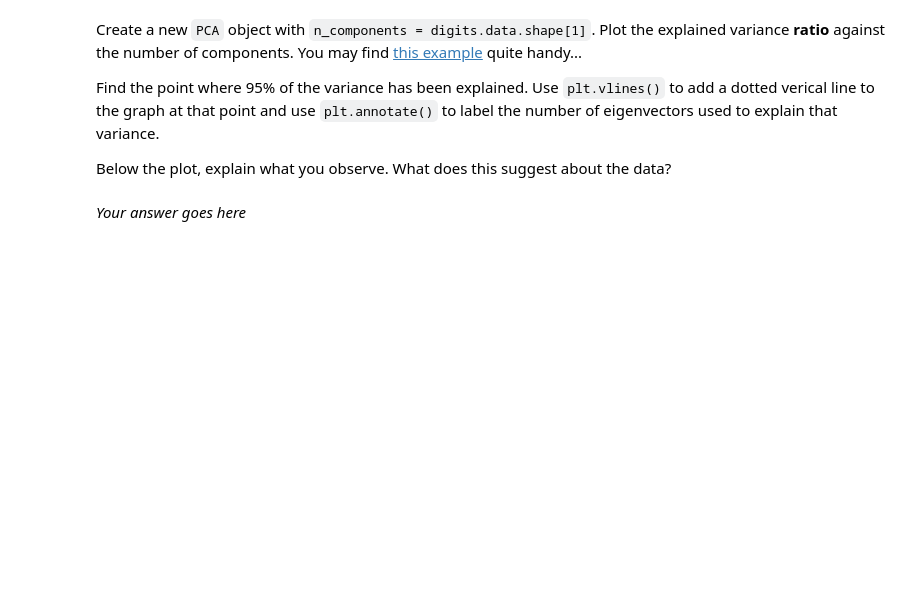
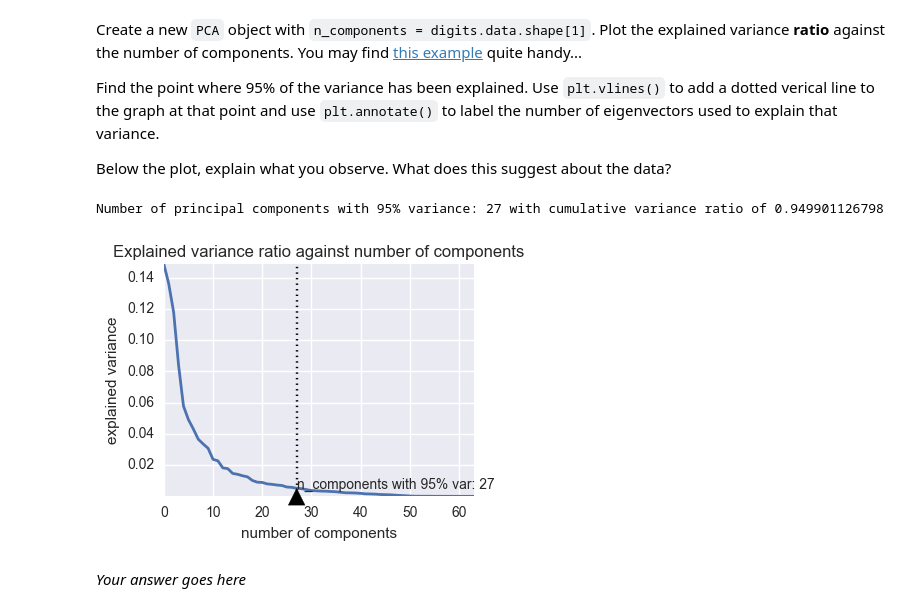
Before and after one commit to Dr-Alan-Turing/IAMachineLearning, a Jupyter notebook: 09_Assignment_4.ipynb, the cells around one changed output. Cells and saved outputs as stored; diff of their text form; code cells hidden in the pictures; blank space fills up the shorter version.

```diff
--- a/09_Assignment_4.ipynb
+++ b/09_Assignment_4.ipynb
@@ -571,11 +566,7 @@ Below the plots:
 from IPython.display import display
 
 # 1. Get a feel for the data
-image_vectors = []
-for image in digits["images"]:
-    image = np.reshape(image, (np.product(image.shape),))
-    image_vectors.append(image)
-images = pd.DataFrame(data=image_vectors)
+images = pd.DataFrame(data=digits.data)
 print("\nOverview of each dimension:")
 display(images.describe())
 
@@ -610,7 +601,7 @@ plt.show()
 f, ax = plt.subplots(1, 9, figsize=(12,3))
 for i in range(9):
     plt.subplot(2, 5, (i+1))
-    sns.heatmap(digits["images"][i])
+    sns.heatmap(digits.data[i].reshape(8,8))
 plt.tight_layout()
 print("Values of first 9 data points")
 plt.show()
@@ -663,3 +652,32 @@ Below the plot, explain what you observe. What does this suggest about the data?
+# %%
+# Plot explaind variance ratio against number of components
+# credit: http://scikit-learn.org/stable/auto_examples/plot_digits_pipe.html#sphx-glr-auto-examples-plot-digits-pipe-py
+pca = PCA(n_components=digits.data.shape[1])
+pca.fit(digits.data)
+plt.figure(1, figsize=(4, 3))
+plt.clf()
+plt.plot(pca.explained_variance_ratio_, linewidth=2)
+plt.axis("tight")
+plt.title("Explained variance ratio against number of components")
+plt.xlabel("number of components")
+plt.ylabel("explained variance")
+
+# Find point of 95% variance
+sum_variance_ratio = 0
+ncomp_w_95_variance = 0
+for i in range(0, len(pca.explained_variance_ratio_)):
+    if sum_variance_ratio + pca.explained_variance_ratio_[i] > 0.95:
+        break
+    ncomp_w_95_variance = i
+    sum_variance_ratio += pca.explained_variance_ratio_[i]
+print("Number of principal components with 95% variance: {0} with cumulative variance ratio of {1}".format(ncomp_w_95_variance, sum_variance_ratio))
+# Plot and annotate point
+plt.vlines(ncomp_w_95_variance, 0, 100, linestyle=':', label='n_components chosen')
+plt.annotate("n_components with 95% var: {0}".format(ncomp_w_95_variance), xy=(ncomp_w_95_variance, pca.explained_variance_ratio_[ncomp_w_95_variance]), arrowprops=dict(facecolor='black', shrink=0.05))
+plt.show()
+# %% [output]
+Number of principal components with 95% variance: 27 with cumulative variance ratio of 0.949901126798
+[figure, added]
 # %% [markdown]
 *Your answer goes here*
 # %% [markdown]
```
Also changed, not shown: parts of 14 cells of this notebook.
